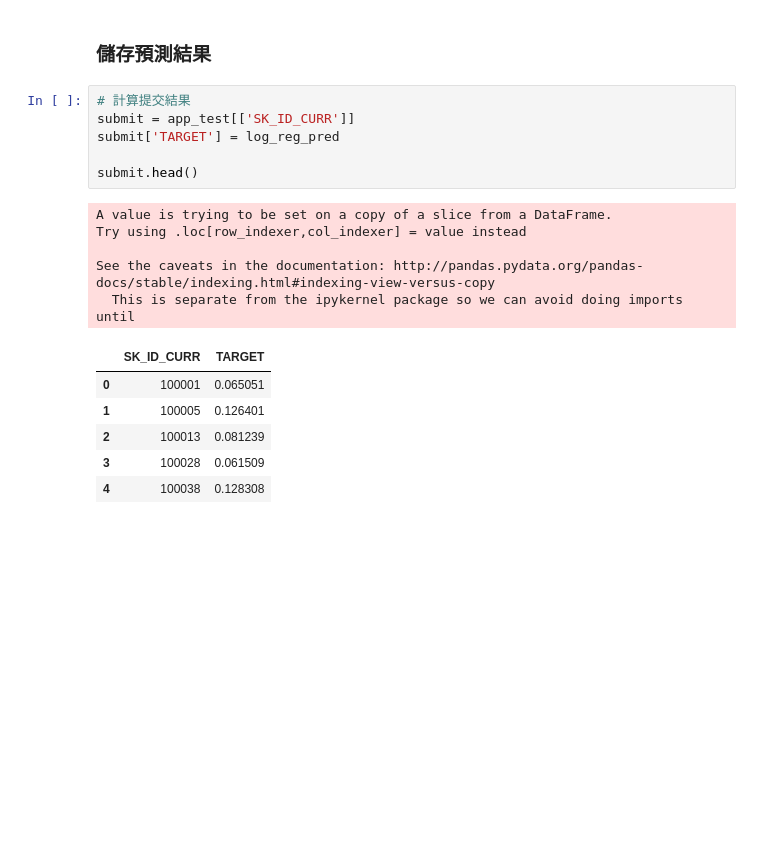
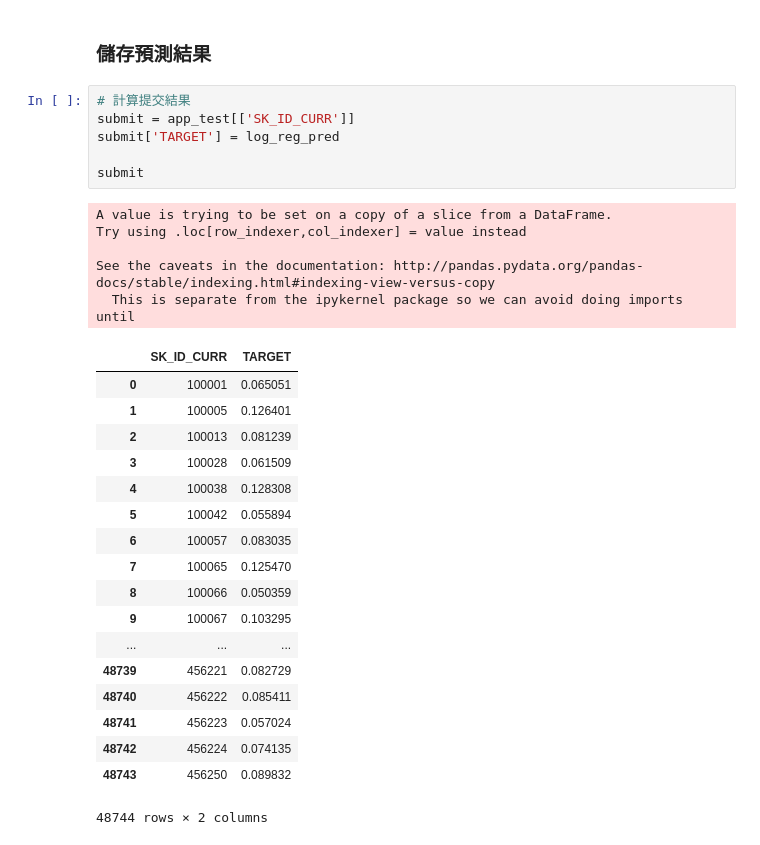
Before and after one commit to spiraleyeld/2nd-ML100Days, a Jupyter notebook: homework/Day_016_HW.ipynb, the cells around one changed output. Saved outputs shown, nothing was run; the diff lists cells and outputs as text; blank space fills up the shorter version.

```diff
--- a/homework/Day_016_HW.ipynb
+++ b/homework/Day_016_HW.ipynb
@@ -130,18 +130,30 @@ log_reg_pred = log_reg.predict_proba(test)[:, 1]
 # %%
 # 計算提交結果
 submit = app_test[['SK_ID_CURR']]
 submit['TARGET'] = log_reg_pred
 
-submit.head()
+submit
 # %% [output]
 A value is trying to be set on a copy of a slice from a DataFrame.
 Try using .loc[row_indexer,col_indexer] = value instead
 
 See the caveats in the documentation: http://pandas.pydata.org/pandas-docs/stable/indexing.html#indexing-view-versus-copy
   This is separate from the ipykernel package so we can avoid doing imports until
 |  | SK_ID_CURR | TARGET |
 | 0 | 100001 | 0.065051 |
 | 1 | 100005 | 0.126401 |
 | 2 | 100013 | 0.081239 |
 | 3 | 100028 | 0.061509 |
 | 4 | 100038 | 0.128308 |
+| 5 | 100042 | 0.055894 |
+| 6 | 100057 | 0.083035 |
+| 7 | 100065 | 0.125470 |
+| 8 | 100066 | 0.050359 |
+| 9 | 100067 | 0.103295 |
+| ... | ... | ... |
+| 48739 | 456221 | 0.082729 |
+| 48740 | 456222 | 0.085411 |
+| 48741 | 456223 | 0.057024 |
+| 48742 | 456224 | 0.074135 |
+| 48743 | 456250 | 0.089832 |
+48744 rows × 2 columns
```
Also changed, not shown: parts of 3 cells of this notebook.
